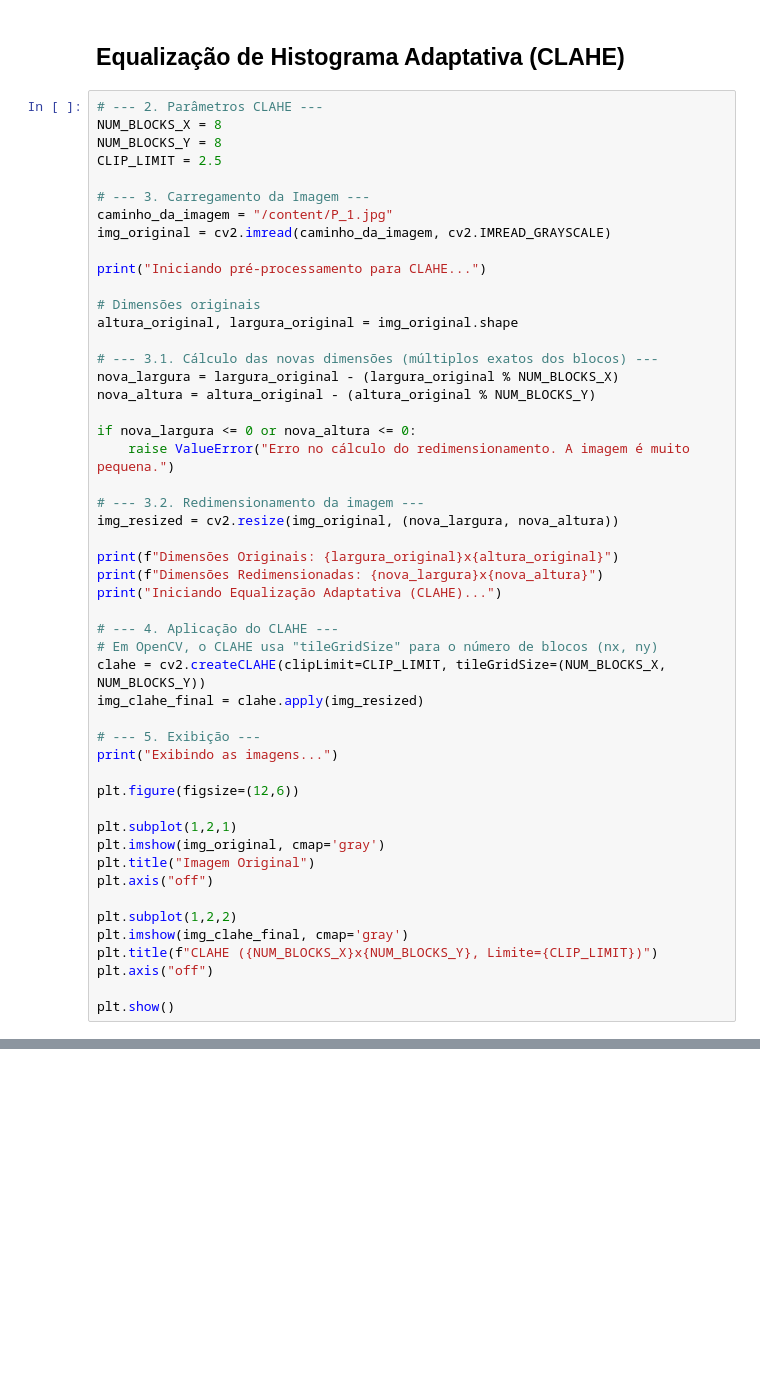
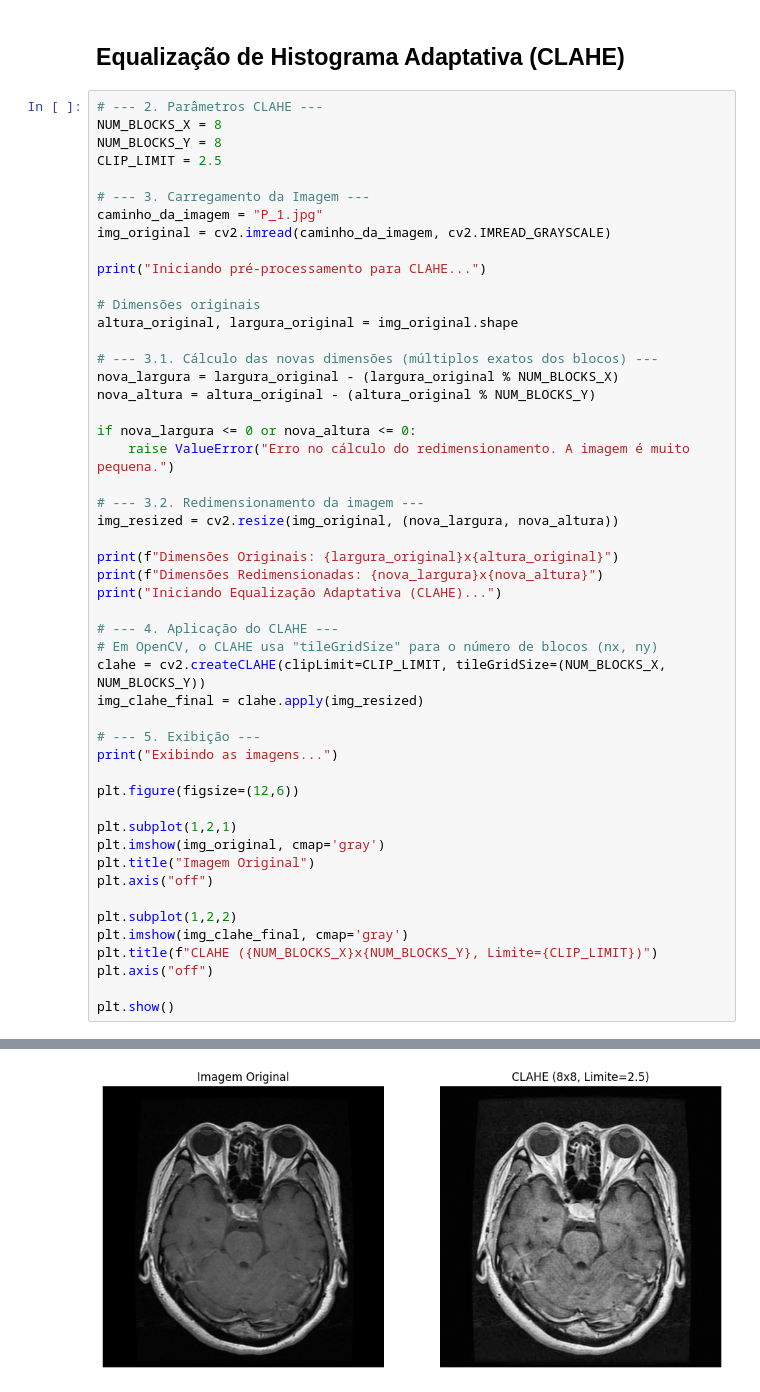
Before and after one commit to marian4cost/DeepScan, a Jupyter notebook: python-container/tecAumentoContraste.ipynb, the cells around one changed output, grey strips where cells are left out. Drawn from its saved outputs; the diff is of its cells as text; blank space fills up the shorter version.

```diff
--- a/python-container/tecAumentoContraste.ipynb
+++ b/python-container/tecAumentoContraste.ipynb
@@ -126,7 +138,7 @@ NUM_BLOCKS_Y = 8
 CLIP_LIMIT = 2.5
 
 # --- 3. Carregamento da Imagem ---
-caminho_da_imagem = "/content/P_1.jpg"
+caminho_da_imagem = "P_1.jpg"
 img_original = cv2.imread(caminho_da_imagem, cv2.IMREAD_GRAYSCALE)
 
 print("Iniciando pré-processamento para CLAHE...")
@@ -169,3 +181,4 @@ plt.title(f"CLAHE ({NUM_BLOCKS_X}x{NUM_BLOCKS_Y}, Limite={CLIP_LIMIT})")
 plt.axis("off")
 
 plt.show()
+# %% [output]
@@ -171,0 +190 @@ plt.show()
+[figure, added]
```
Also changed, not shown: parts of 4 cells of this notebook, 1 other file.
